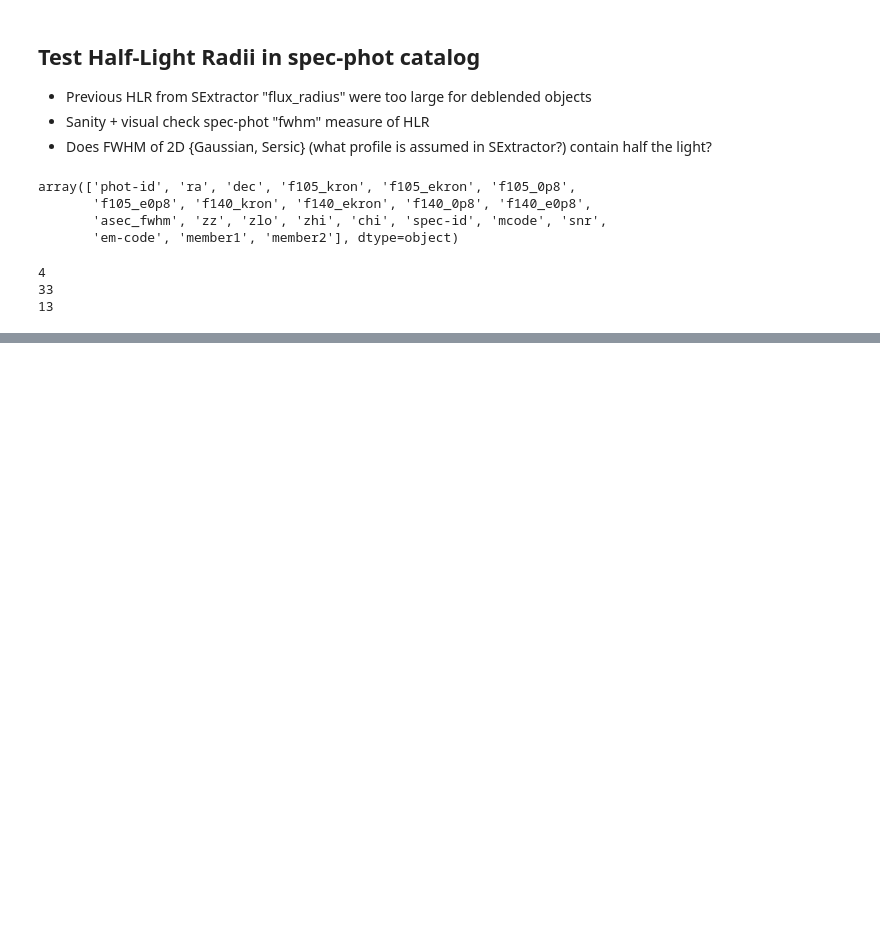
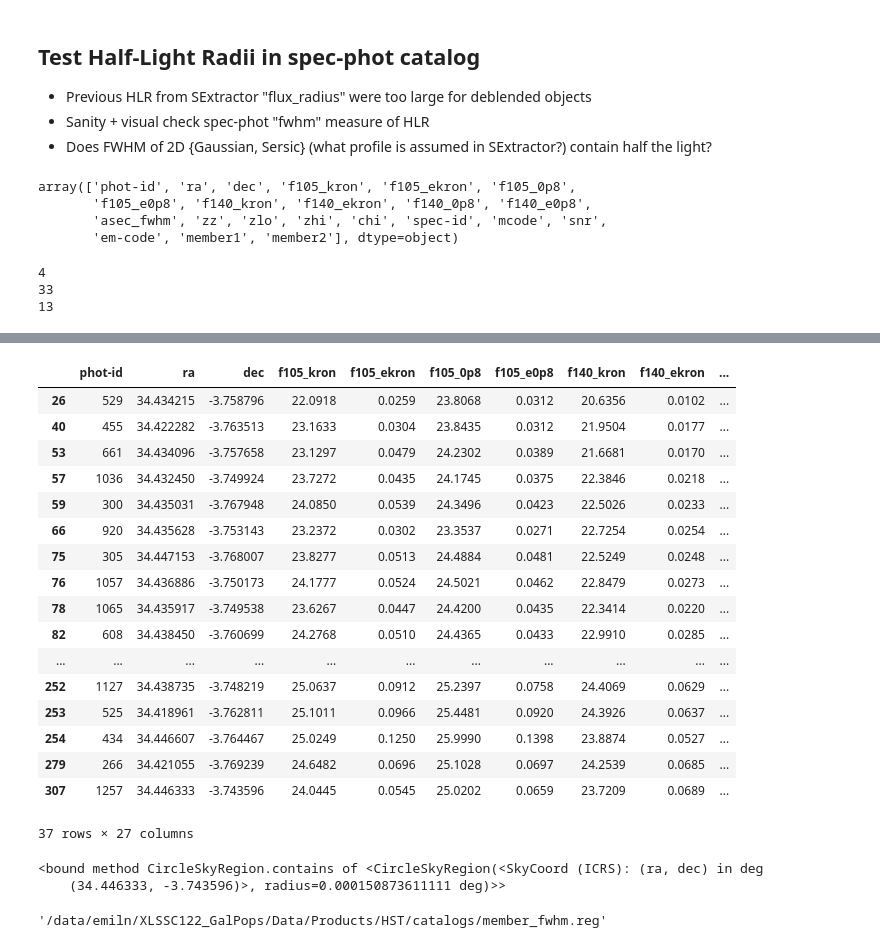
Before and after one commit to enoordeh/GalaxyPops, a Jupyter notebook: Analysis/HST/HLR.ipynb, the cells around one changed output, grey strips where cells are left out. Saved outputs shown, nothing was run; the diff lists cells and outputs as text; code cells hidden in the pictures; blank space fills up the shorter version.

```diff
--- a/Analysis/HST/HLR.ipynb
+++ b/Analysis/HST/HLR.ipynb
@@ -98,0 +93,22 @@ pd.read_csv('/data/emiln/XLSSC122_GalPops/Data/Products/HST/catalogs/spec_phot_v
+# %%
+member_df = df[df['is_member']]
+member_df
+# %% [output]
+|  | phot-id | ra | dec | f105_kron | f105_ekron | f105_0p8 | f105_e0p8 | f140_kron | f140_ekron | ... |
+| 26 | 529 | 34.434215 | -3.758796 | 22.0918 | 0.0259 | 23.8068 | 0.0312 | 20.6356 | 0.0102 | ... |
+| 40 | 455 | 34.422282 | -3.763513 | 23.1633 | 0.0304 | 23.8435 | 0.0312 | 21.9504 | 0.0177 | ... |
+| 53 | 661 | 34.434096 | -3.757658 | 23.1297 | 0.0479 | 24.2302 | 0.0389 | 21.6681 | 0.0170 | ... |
+| 57 | 1036 | 34.432450 | -3.749924 | 23.7272 | 0.0435 | 24.1745 | 0.0375 | 22.3846 | 0.0218 | ... |
+| 59 | 300 | 34.435031 | -3.767948 | 24.0850 | 0.0539 | 24.3496 | 0.0423 | 22.5026 | 0.0233 | ... |
+| 66 | 920 | 34.435628 | -3.753143 | 23.2372 | 0.0302 | 23.3537 | 0.0271 | 22.7254 | 0.0254 | ... |
+| 75 | 305 | 34.447153 | -3.768007 | 23.8277 | 0.0513 | 24.4884 | 0.0481 | 22.5249 | 0.0248 | ... |
+| 76 | 1057 | 34.436886 | -3.750173 | 24.1777 | 0.0524 | 24.5021 | 0.0462 | 22.8479 | 0.0273 | ... |
+| 78 | 1065 | 34.435917 | -3.749538 | 23.6267 | 0.0447 | 24.4200 | 0.0435 | 22.3414 | 0.0220 | ... |
+| 82 | 608 | 34.438450 | -3.760699 | 24.2768 | 0.0510 | 24.4365 | 0.0433 | 22.9910 | 0.0285 | ... |
+| ... | ... | ... | ... | ... | ... | ... | ... | ... | ... | ... |
+| 252 | 1127 | 34.438735 | -3.748219 | 25.0637 | 0.0912 | 25.2397 | 0.0758 | 24.4069 | 0.0629 | ... |
+| 253 | 525 | 34.418961 | -3.762811 | 25.1011 | 0.0966 | 25.4481 | 0.0920 | 24.3926 | 0.0637 | ... |
+| 254 | 434 | 34.446607 | -3.764467 | 25.0249 | 0.1250 | 25.9990 | 0.1398 | 23.8874 | 0.0527 | ... |
+| 279 | 266 | 34.421055 | -3.769239 | 24.6482 | 0.0696 | 25.1028 | 0.0697 | 24.2539 | 0.0685 | ... |
+| 307 | 1257 | 34.446333 | -3.743596 | 24.0445 | 0.0545 | 25.0202 | 0.0659 | 23.7209 | 0.0689 | ... |
+37 rows × 27 columns
@@ -98,0 +127,5 @@ pd.read_csv('/data/emiln/XLSSC122_GalPops/Data/Products/HST/catalogs/spec_phot_v
+# %%
+region.contains
+# %% [output]
+<bound method CircleSkyRegion.contains of <CircleSkyRegion(<SkyCoord (ICRS): (ra, dec) in deg
+    (34.446333, -3.743596)>, radius=0.000150873611111 deg)>>
@@ -98,0 +136,4 @@ pd.read_csv('/data/emiln/XLSSC122_GalPops/Data/Products/HST/catalogs/spec_phot_v
+# %%
+region_filename
+# %% [output]
+'/data/emiln/XLSSC122_GalPops/Data/Products/HST/catalogs/member_fwhm.reg'
```
Also changed, not shown: parts of 7 cells of this notebook.
